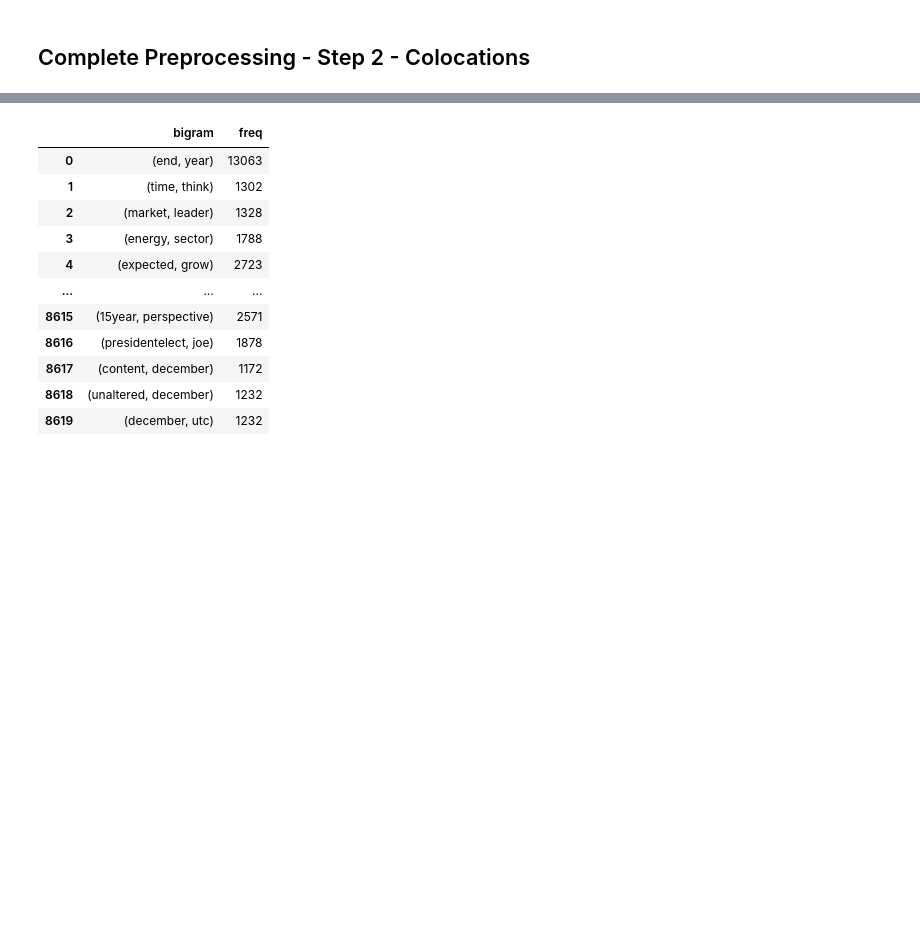
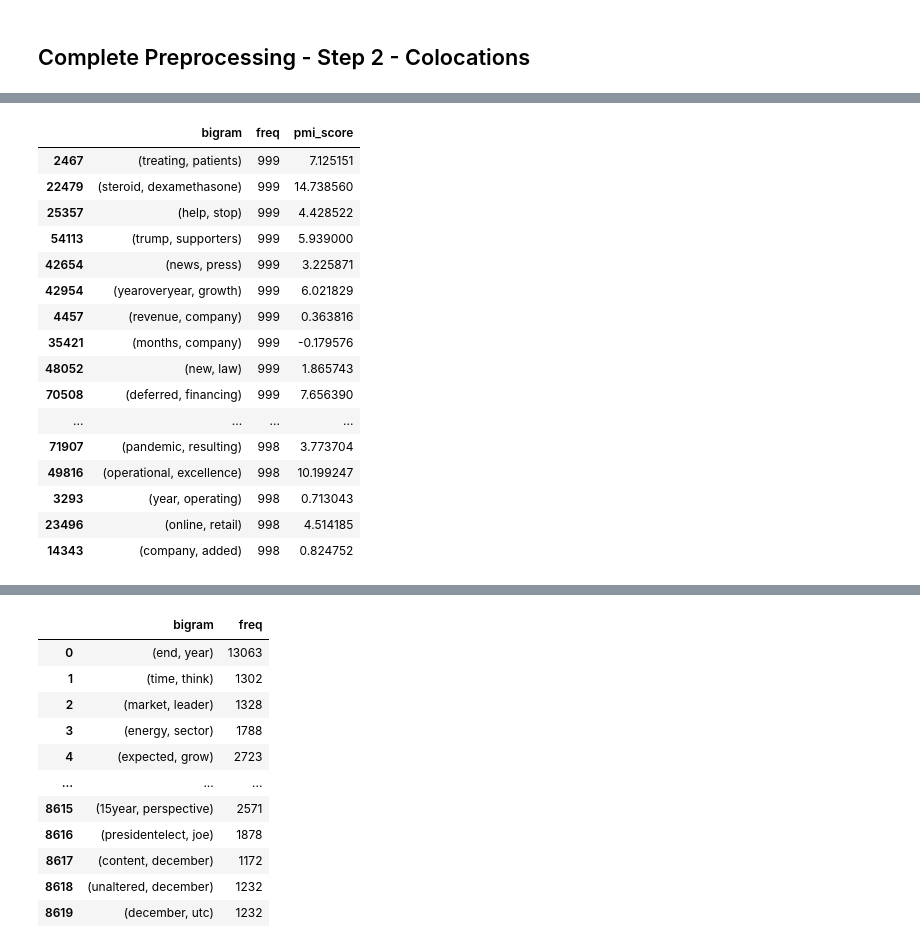
Before and after one commit to TraceyEtheridge/Thesis, a Jupyter notebook: 01_Data_Preprocessing.ipynb, the cells around one changed output, grey strips where cells are left out. Saved outputs shown, nothing was run; the diff lists cells and outputs as text; code cells hidden in the pictures; blank space fills up the shorter version.

```diff
--- a/Data_Preprocessing.ipynb
+++ b/01_Data_Preprocessing.ipynb
@@ -513,0 +539,20 @@ KeyboardInterrupt:
+# %%
+test_df_bigrams_freq[test_df_bigrams_freq['freq'] < 1000].sort_values('freq', ascending=False)[:20]
+# %% [output]
+|  | bigram | freq | pmi_score |
+| 2467 | (treating, patients) | 999 | 7.125151 |
+| 22479 | (steroid, dexamethasone) | 999 | 14.738560 |
+| 25357 | (help, stop) | 999 | 4.428522 |
+| 54113 | (trump, supporters) | 999 | 5.939000 |
+| 42654 | (news, press) | 999 | 3.225871 |
+| 42954 | (yearoveryear, growth) | 999 | 6.021829 |
+| 4457 | (revenue, company) | 999 | 0.363816 |
+| 35421 | (months, company) | 999 | -0.179576 |
+| 48052 | (new, law) | 999 | 1.865743 |
+| 70508 | (deferred, financing) | 999 | 7.656390 |
+| ... | ... | ... | ... |
+| 71907 | (pandemic, resulting) | 998 | 3.773704 |
+| 49816 | (operational, excellence) | 998 | 10.199247 |
+| 3293 | (year, operating) | 998 | 0.713043 |
+| 23496 | (online, retail) | 998 | 4.514185 |
+| 14343 | (company, added) | 998 | 0.824752 |
```
Also changed, not shown: parts of 16 cells of this notebook, 1 other file.
